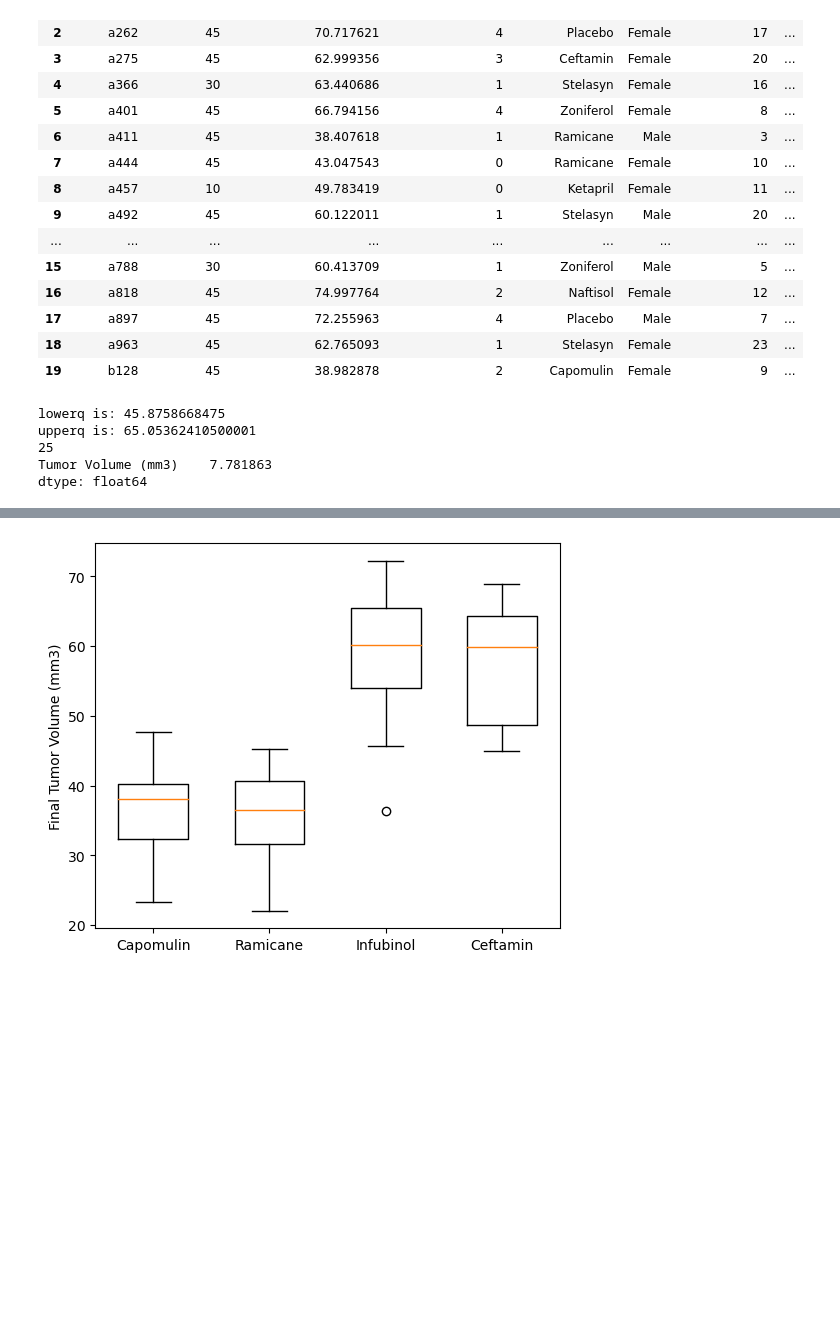
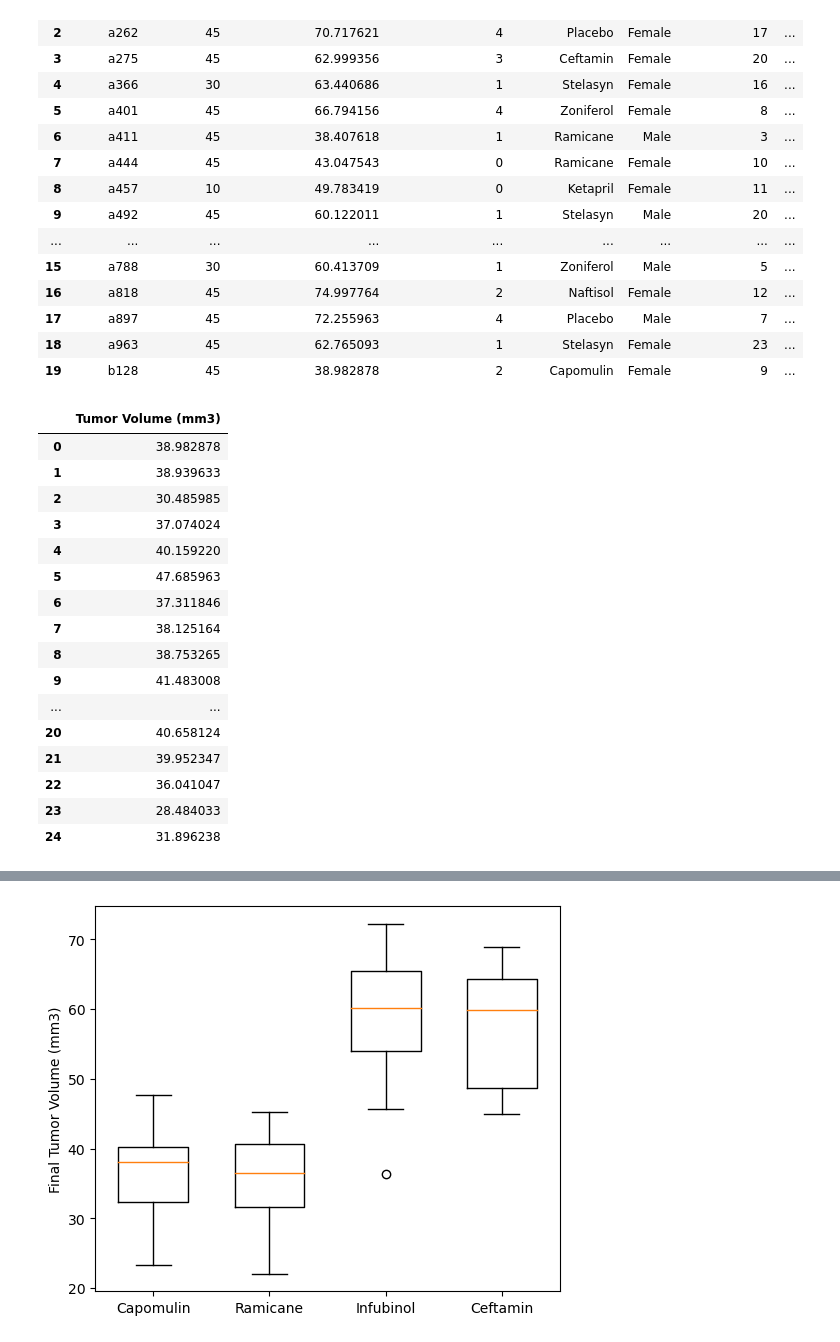
Before and after one commit to stephanielabelle/matplotlib-challenge, a Jupyter notebook: Pymaceuticals/pymaceuticals_starter.ipynb, the cells around one changed output, grey strips where cells are left out. Cells and saved outputs as stored; diff of their text form; code cells hidden in the pictures; blank space fills up the shorter version.

```diff
--- a/Pymaceuticals/pymaceuticals_starter.ipynb
+++ b/Pymaceuticals/pymaceuticals_starter.ipynb
@@ -207,40 +204,41 @@ last_t_vol_df.head(20)
 # %%
 # Put treatments into a list for for loop (and later for plot labels)
 treatments = ['Capomulin', 'Ramicane', 'Infubinol', 'Ceftamin']
 num_treatments = len(treatments)
 
 # Create empty list to fill with tumor vol data (for plotting)
 tumor_vol_data = []
 
 # Calculate the IQR and quantitatively determine if there are any potential outliers.
-quartiles = last_t_vol_df['Tumor Volume (mm3)'].quantile([.25,.5,.75])
-lowerq = quartiles[0.25]
-upperq = quartiles[0.75]
-iqr = upperq - lowerq
-print(f'lowerq is: {lowerq}')
-print(f'upperq is: {upperq}')
 
     # Locate the rows which contain mice on each drug and get the tumor volumes
 
 for x in treatments:
     t_data = last_t_vol_df.loc[last_t_vol_df["Drug Regimen"] == x, ['Tumor Volume (mm3)']]
     tumor_vol_data.append(t_data)
 
     # add subset
-capomulin_tvol = tumor_vol_data[0]
-ramicane_tvol = tumor_vol_data[1]
-infubinol_tvol = tumor_vol_data[2]
-ceftamin_tvol = tumor_vol_data[3]
-
-print(len(capomulin_tvol))
-    # Determine outliers using upper and lower bounds
-cap_lower = capomulin_tvol.quantile(0.25)
-cap_upper = capomulin_tvol.quantile(0.75)
-iqr = cap_upper-cap_lower
-print(iqr)
+cap_df = pd.DataFrame(tumor_vol_data[0]).reset_index()
+cap_df.columns
+cap_df.dtypes
+del cap_df['index']
+cap_df
+ram_df
 # %% [output]
-lowerq is: 45.8758668475
-upperq is: 65.05362410500001
-25
-Tumor Volume (mm3)    7.781863
-dtype: float64
+|  | Tumor Volume (mm3) |
+| 0 | 38.982878 |
+| 1 | 38.939633 |
+| 2 | 30.485985 |
+| 3 | 37.074024 |
+| 4 | 40.159220 |
+| 5 | 47.685963 |
+| 6 | 37.311846 |
+| 7 | 38.125164 |
+| 8 | 38.753265 |
+| 9 | 41.483008 |
+| ... | ... |
+| 20 | 40.658124 |
+| 21 | 39.952347 |
+| 22 | 36.041047 |
+| 23 | 28.484033 |
+| 24 | 31.896238 |
```
Also changed, not shown: parts of 2 cells of this notebook.
